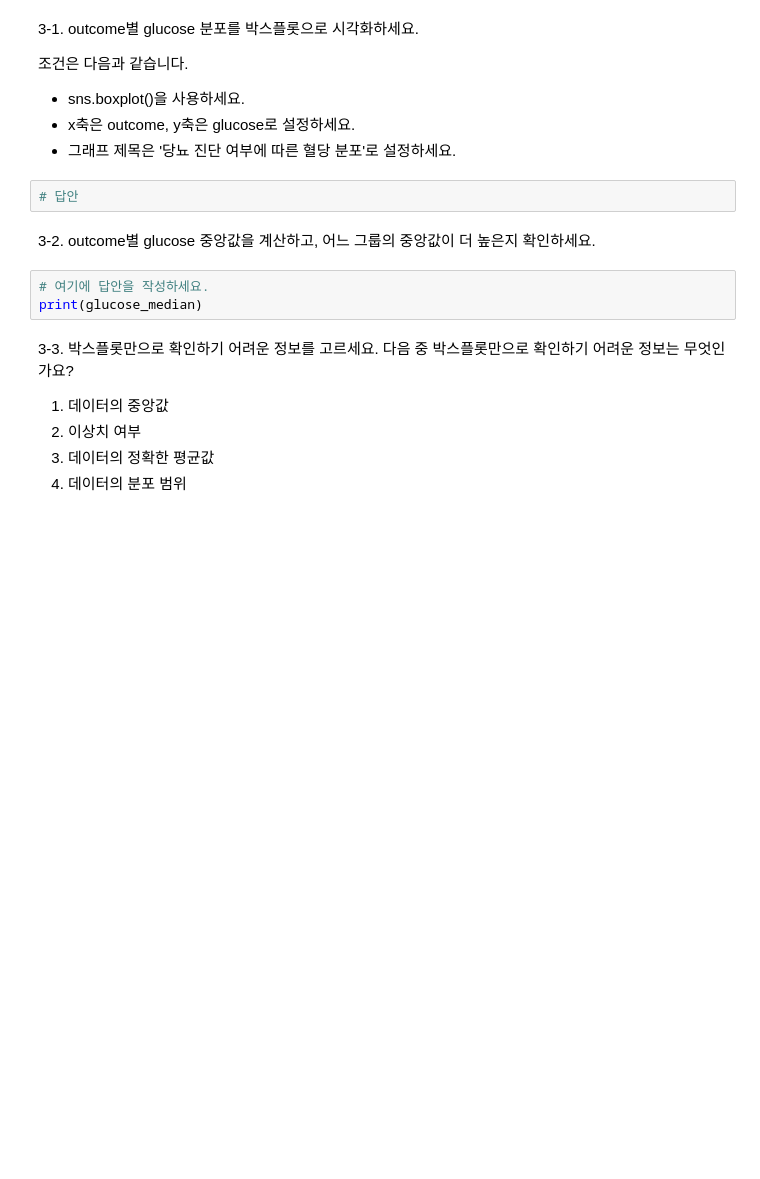
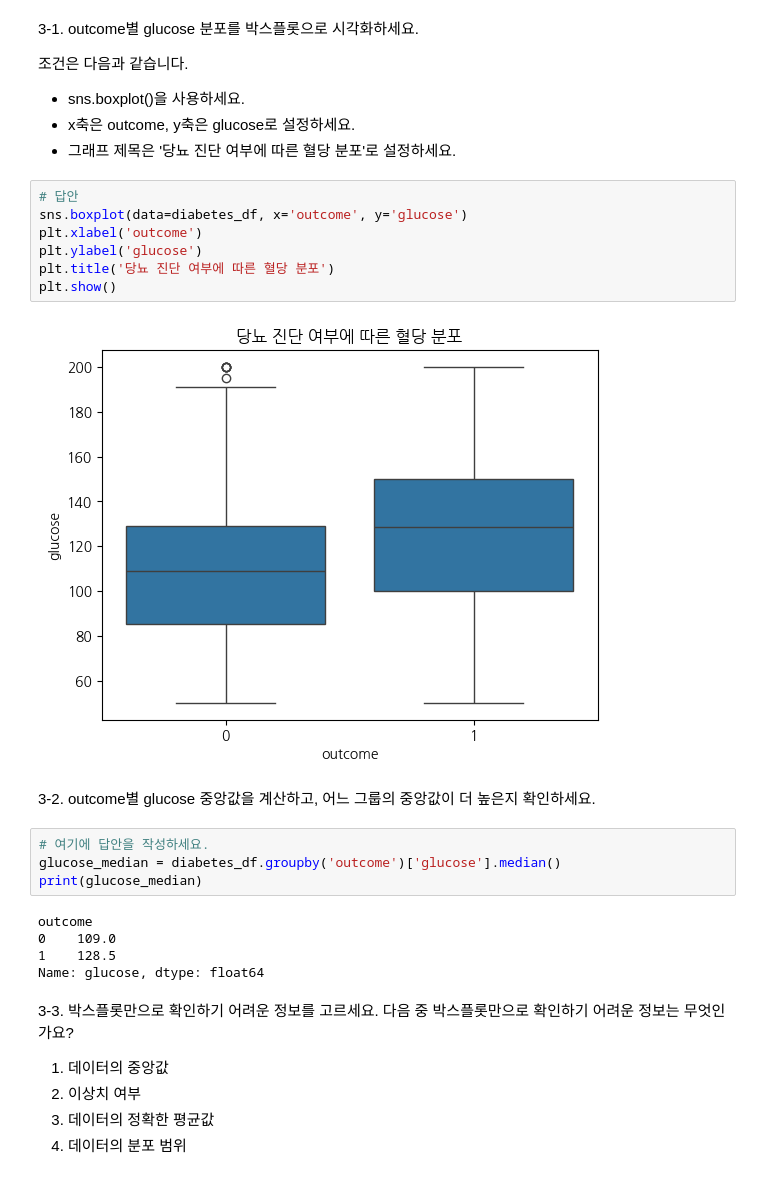
Before and after one commit to TaeGaori/fastapi_2026, a Jupyter notebook: P-AICE_Associate_모의고사_-_당뇨병_진단_예측/AICE_모의고사16회_문제지.ipynb, the cells around one changed output. Saved outputs shown, nothing was run; the diff lists cells and outputs as text; blank space fills up the shorter version.

```diff
--- a/P-AICE_Associate_모의고사_-_당뇨병_진단_예측/AICE_모의고사16회_문제지.ipynb
+++ b/P-AICE_Associate_모의고사_-_당뇨병_진단_예측/AICE_모의고사16회_문제지.ipynb
@@ -117,13 +117,26 @@ Name: count, dtype: int64
 - sns.boxplot()을 사용하세요.
 - x축은 outcome, y축은 glucose로 설정하세요.
 - 그래프 제목은 '당뇨 진단 여부에 따른 혈당 분포'로 설정하세요.
-# %%
-# 답안
+# %%
+# 답안
+sns.boxplot(data=diabetes_df, x='outcome', y='glucose')
+plt.xlabel('outcome')
+plt.ylabel('glucose')
+plt.title('당뇨 진단 여부에 따른 혈당 분포')
+plt.show()
+# %% [output]
+[figure, added]
 # %% [markdown]
 3-2. outcome별 glucose 중앙값을 계산하고, 어느 그룹의 중앙값이 더 높은지 확인하세요.
 # %%
 # 여기에 답안을 작성하세요.
+glucose_median = diabetes_df.groupby('outcome')['glucose'].median()
 print(glucose_median)
+# %% [output]
+outcome
+0    109.0
+1    128.5
+Name: glucose, dtype: float64
 # %% [markdown]
 3-3. 박스플롯만으로 확인하기 어려운 정보를 고르세요.
 다음 중 박스플롯만으로 확인하기 어려운 정보는 무엇인가요?
```
Also changed, not shown: parts of 18 cells of this notebook.
